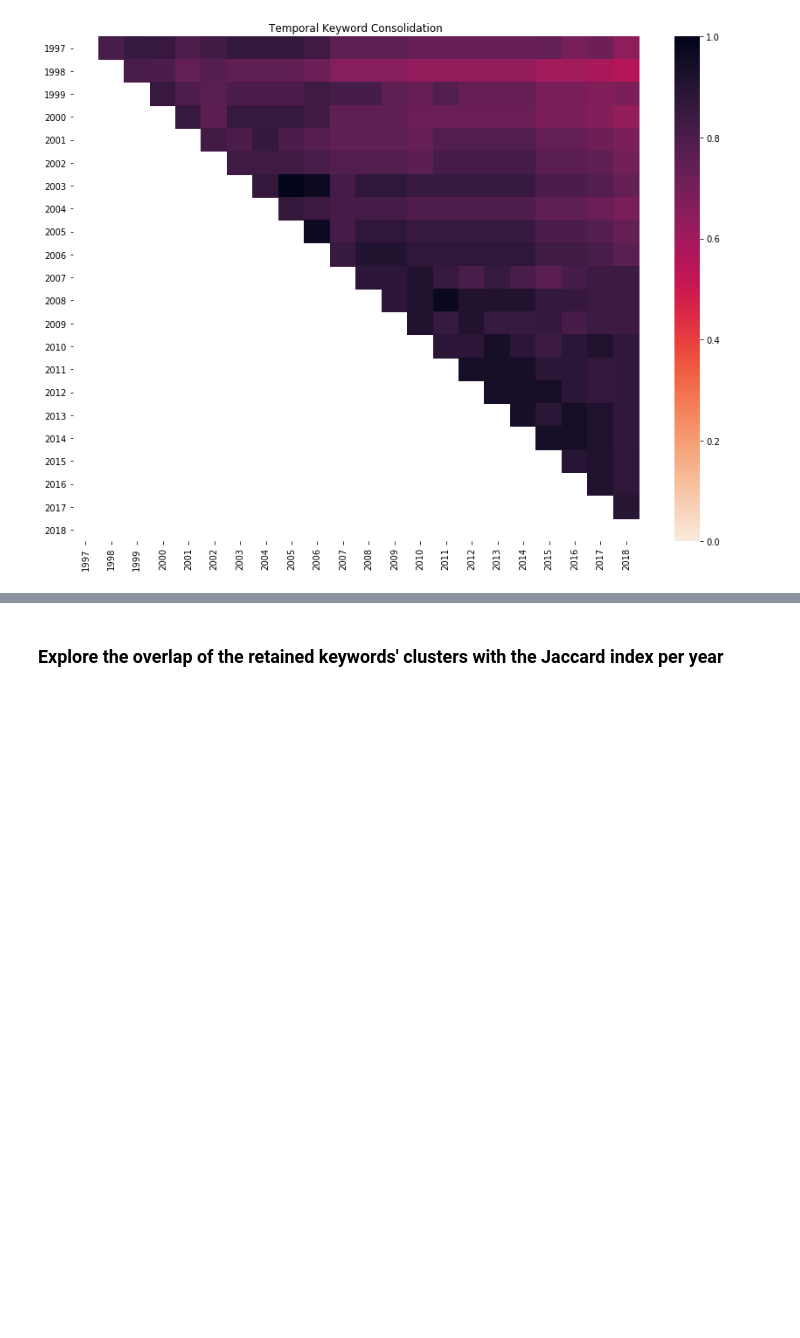
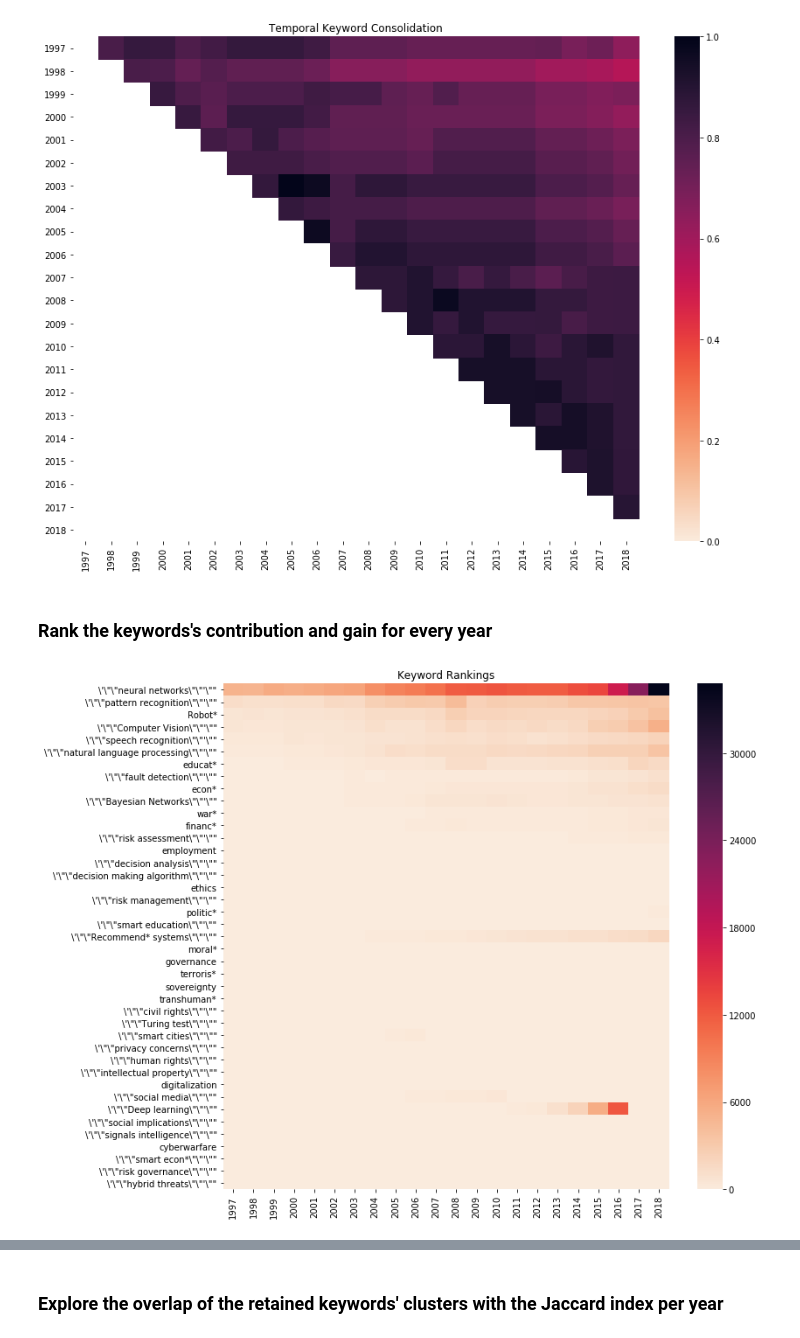
Before and after one commit to Yperidis/TserSUITE, a Jupyter notebook: Data_analysis.ipynb, the cells around one changed output, grey strips where cells are left out. Cells and saved outputs as stored; diff of their text form; code cells hidden in the pictures; blank space fills up the shorter version.

```diff
--- a/Data_analysis.ipynb
+++ b/Data_analysis.ipynb
@@ -189,3 +189,5 @@ plt.tight_layout()
 # plt.savefig('./../Manuscripts/Images/JaccT_sim_matrix', dpi=150)
 # %% [output]
 [figure]
+# %% [markdown]
+### Rank the keywords's contribution and gain for every year
@@ -191,0 +202,13 @@ plt.tight_layout()
+# %%
+plt.figure(figsize=(12,9))
+cmap = sns.cm.rocket_r
+ax = sns.heatmap(Sorted, xticklabels=Sorted.columns.values, cmap=cmap,
+            yticklabels=Sorted.index.values, annot = False, annot_kws={'size' : 12})
+bottom, top = ax.get_ylim()
+ax.set_ylim(bottom + 0.5, top - 0.5)
+plt.title('Keyword Rankings', fontsize=12)
+plt.tight_layout()
+
+# plt.savefig('./../Manuscripts/Images/Kwd_rankings', dpi=150)
+# %% [output]
+[figure, added]
```
Also changed, not shown: parts of 7 cells of this notebook.
